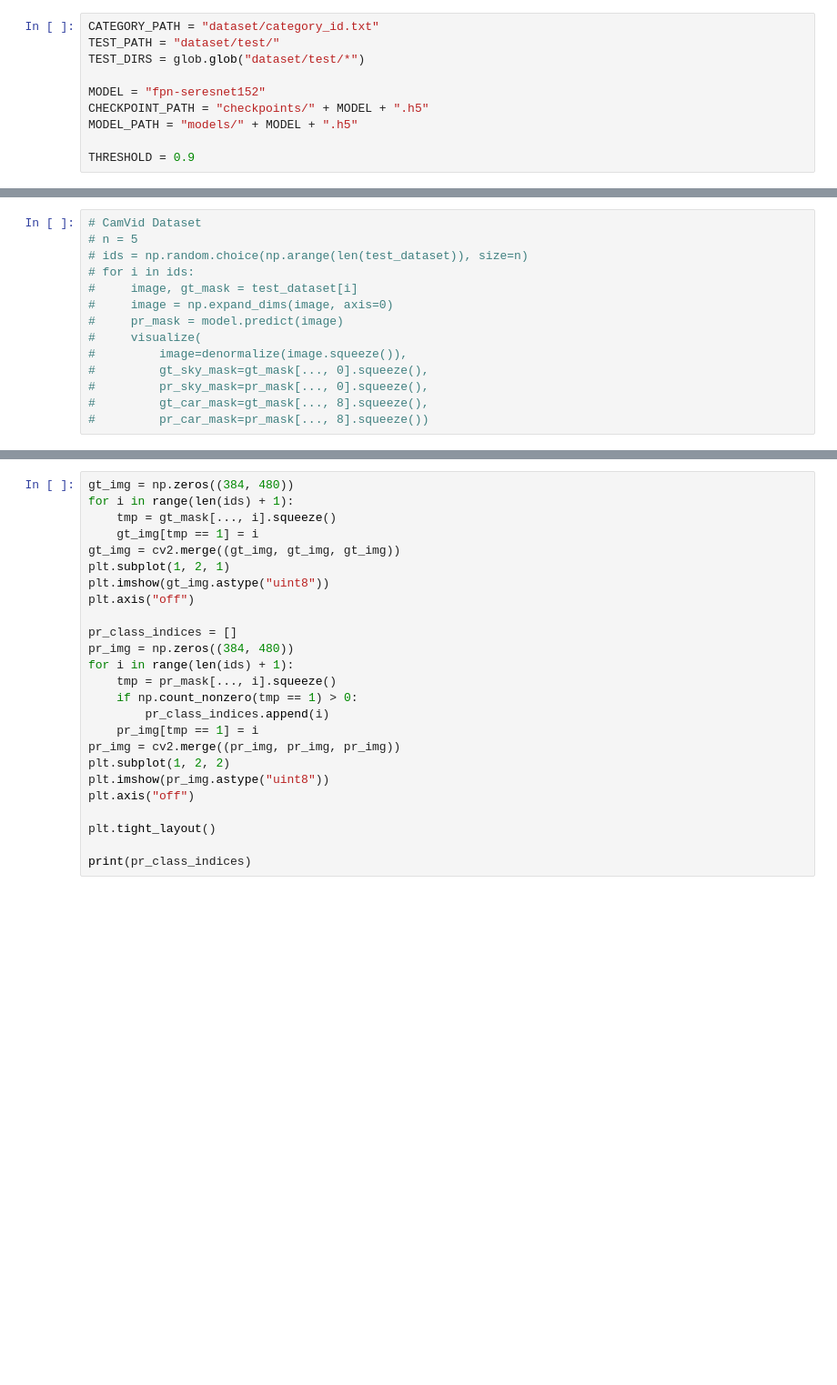
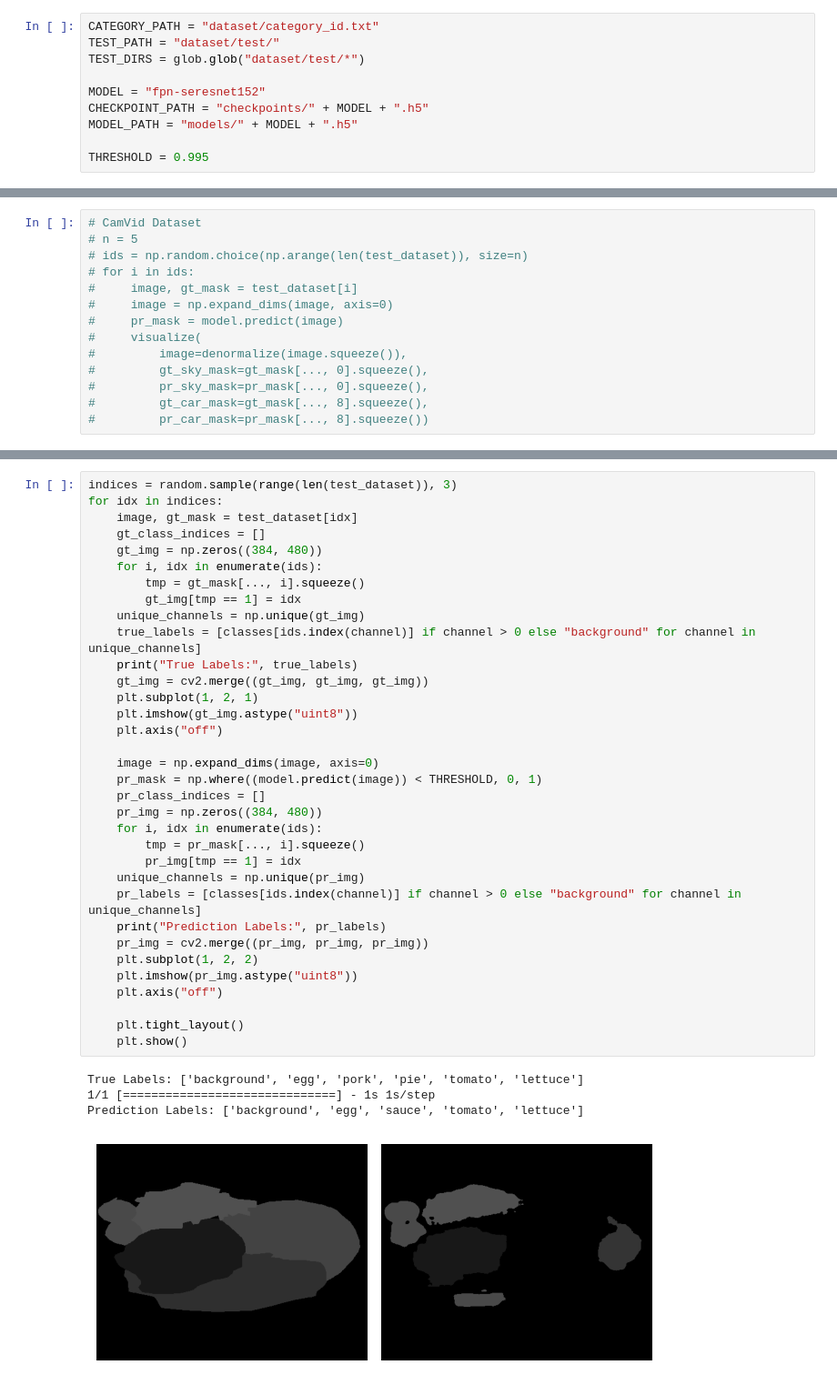
Before and after one commit to HolmesJJ/food-segmentation, a Jupyter notebook: Test.ipynb, the cells around one changed output, grey strips where cells are left out. Shown at 91% size. Saved outputs shown, nothing was run; the diff lists cells and outputs as text; blank space fills up the shorter version.

Commit message:
Update Test and README

```diff
--- a/Test.ipynb
+++ b/Test.ipynb
@@ -26,7 +31,7 @@ MODEL = "fpn-seresnet152"
 CHECKPOINT_PATH = "checkpoints/" + MODEL + ".h5"
 MODEL_PATH = "models/" + MODEL + ".h5"
 
-THRESHOLD = 0.9
+THRESHOLD = 0.995
 # %%
 def get_classes():
     categories = pd.read_csv(CATEGORY_PATH, sep="\t", names=["id", "name"])
@@ -128,25 +164,39 @@ visualize(
 # %%
-gt_img = np.zeros((384, 480))
-for i in range(len(ids) + 1):
-    tmp = gt_mask[..., i].squeeze()
-    gt_img[tmp == 1] = i
-gt_img = cv2.merge((gt_img, gt_img, gt_img))
-plt.subplot(1, 2, 1)
-plt.imshow(gt_img.astype("uint8"))
-plt.axis("off")
+indices = random.sample(range(len(test_dataset)), 3)
+for idx in indices:
+    image, gt_mask = test_dataset[idx]
+    gt_class_indices = []
+    gt_img = np.zeros((384, 480))
+    for i, idx in enumerate(ids):
+        tmp = gt_mask[..., i].squeeze()
+        gt_img[tmp == 1] = idx
+    unique_channels = np.unique(gt_img)
+    true_labels = [classes[ids.index(channel)] if channel > 0 else "background" for channel in unique_channels]
+    print("True Labels:", true_labels)
+    gt_img = cv2.merge((gt_img, gt_img, gt_img))
+    plt.subplot(1, 2, 1)
+    plt.imshow(gt_img.astype("uint8"))
+    plt.axis("off")
 
-pr_class_indices = []
-pr_img = np.zeros((384, 480))
-for i in range(len(ids) + 1):
-    tmp = pr_mask[..., i].squeeze()
-    if np.count_nonzero(tmp == 1) > 0:
-        pr_class_indices.append(i)
-    pr_img[tmp == 1] = i
-pr_img = cv2.merge((pr_img, pr_img, pr_img))
-plt.subplot(1, 2, 2)
-plt.imshow(pr_img.astype("uint8"))
-plt.axis("off")
+    image = np.expand_dims(image, axis=0)
+    pr_mask = np.where((model.predict(image)) < THRESHOLD, 0, 1)
+    pr_class_indices = []
+    pr_img = np.zeros((384, 480))
+    for i, idx in enumerate(ids):
+        tmp = pr_mask[..., i].squeeze()
+        pr_img[tmp == 1] = idx
+    unique_channels = np.unique(pr_img)
+    pr_labels = [classes[ids.index(channel)] if channel > 0 else "background" for channel in unique_channels]
+    print("Prediction Labels:", pr_labels)
+    pr_img = cv2.merge((pr_img, pr_img, pr_img))
+    plt.subplot(1, 2, 2)
+    plt.imshow(pr_img.astype("uint8"))
+    plt.axis("off")
 
-plt.tight_layout()
-
-print(pr_class_indices)
+    plt.tight_layout()
+    plt.show()
+# %% [output]
+True Labels: ['background', 'egg', 'pork', 'pie', 'tomato', 'lettuce']
+1/1 [==============================] - 1s 1s/step
+Prediction Labels: ['background', 'egg', 'sauce', 'tomato', 'lettuce']
+[figure, added]
```
Also changed, not shown: parts of 9 cells of this notebook, 1 other file.
